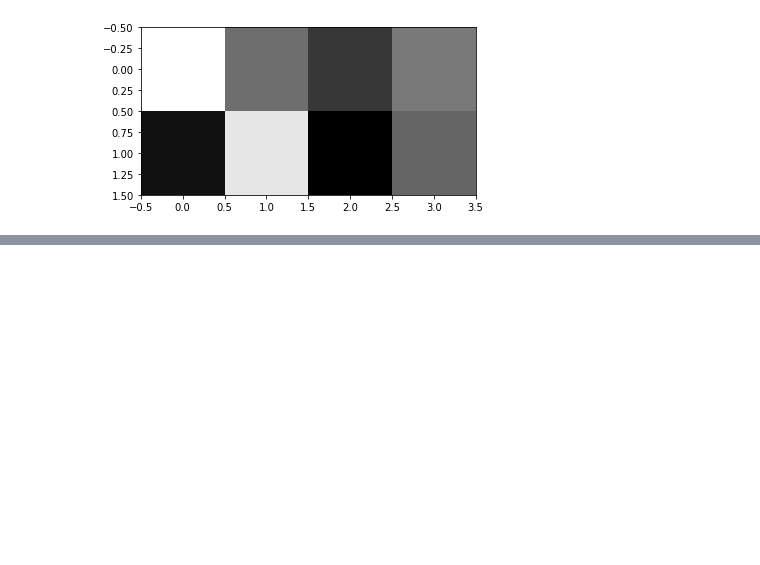
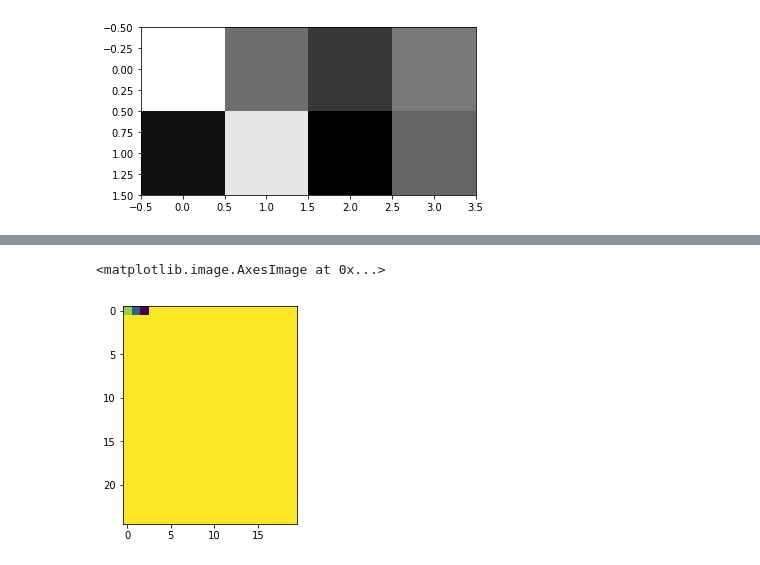
Before and after one commit to rabachi/paml, a Jupyter notebook: Weight_visualizations.ipynb, the cells around one changed output, grey strips where cells are left out. Saved outputs shown, nothing was run; the diff lists cells and outputs as text; code cells hidden in the pictures; blank space fills up the shorter version.

```diff
--- a/Weight_visualizations.ipynb
+++ b/Weight_visualizations.ipynb
@@ -13,5 +13,6 @@ small_model = True
 device = 'cpu'
 file_location = '/scratch/gobi1/abachiro/paml_results'
 # %%
-gym.envs.register(id='lin-dyn-v0', entry_point='gym_linear_dynamics.envs:LinDynEnv',)
-env = gym.make('lin-dyn-v0')
+# gym.envs.register(id='lin-dyn-v0', entry_point='gym_linear_dynamics.envs:LinDynEnv',)
+# env = gym.make('lin-dyn-v0')
+env = gym.make('Pendulum-v0')
@@ -427,0 +459,10 @@ display_weights('model_mle_checkpoint_state2_salient2_actorcritic_lin_dyn_horizo
+# %%
+stablenoise = StableNoise(states_dim, 3, 0.98)
+# %%
+s0 =env.reset()
+
+s0 = torch.from_numpy(stablenoise.get_obs(s0, 0))
+# %%
+a0 = actor.sample_action(s0).detach()
+s1_hat = P_hat(torch.cat((s0, a0),0))
+s1 = stablenoise.get_obs(env.step(a0.numpy())[0],1)
@@ -427,0 +509,5 @@ display_weights('model_mle_checkpoint_state2_salient2_actorcritic_lin_dyn_horizo
+# %%
+plt.imshow(s1.reshape(25,20))
+# %% [output]
+<matplotlib.image.AxesImage at 0x...>
+[figure, added]
```
Also changed, not shown: parts of 51 cells of this notebook, 11 other files.
